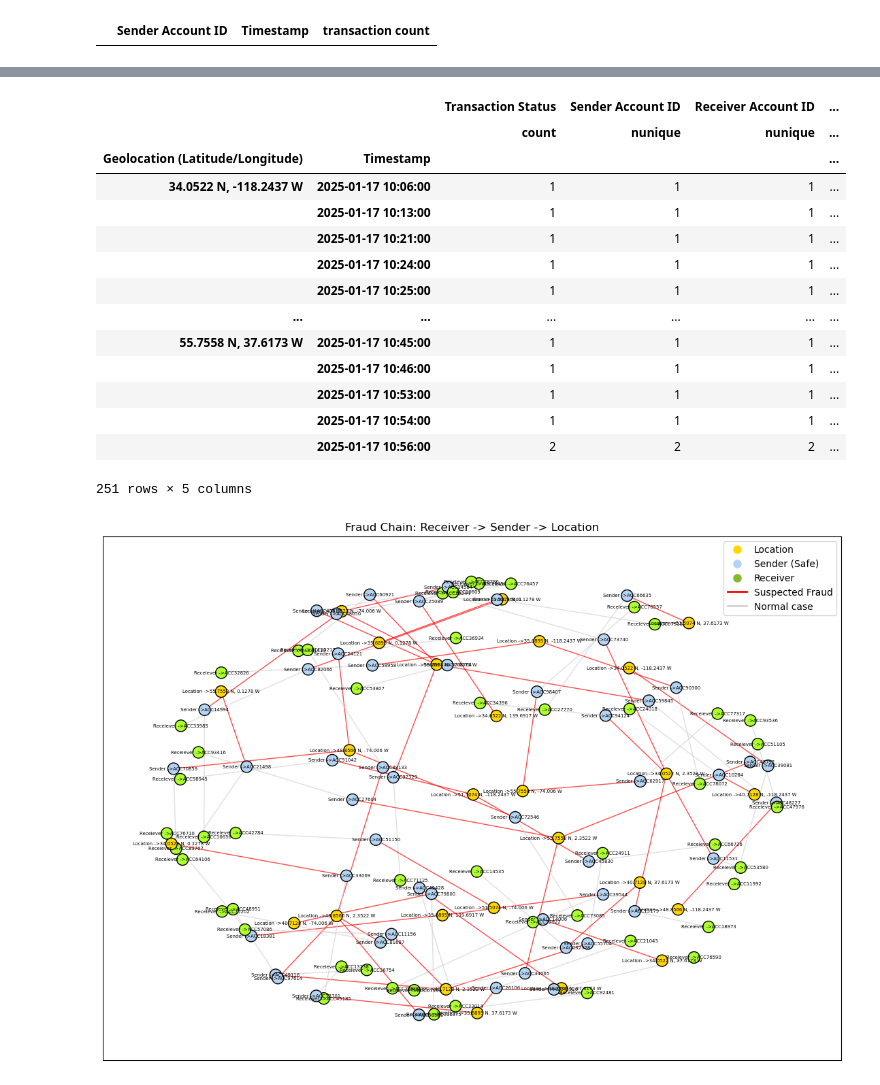
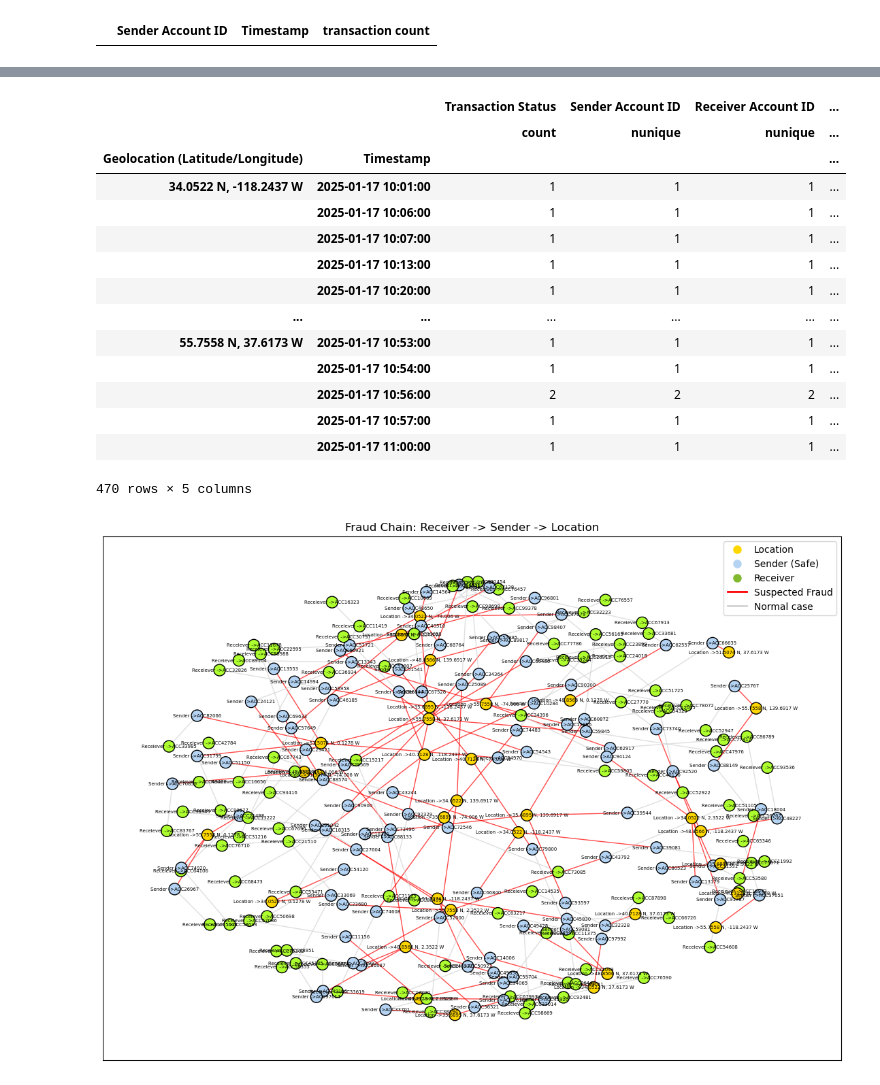
Before and after one commit to MKW420/TransactionsFraudDetection, a Jupyter notebook: GraphNetworks/HetrogenousGraphNetwork.ipynb, the cells around one changed output, grey strips where cells are left out. Saved outputs shown, nothing was run; the diff lists cells and outputs as text; code cells hidden in the pictures.

```diff
--- a/GraphNetworks/HetrogenousGraphNetwork.ipynb
+++ b/GraphNetworks/HetrogenousGraphNetwork.ipynb
@@ -17,6 +5,6 @@ from torch_geometric.data import Data
 # %%
 df_tx_bank= pd.read_csv('./../transaction_data.csv')
-df_tx_bank=df_tx_bank.head(500).copy()
+df_tx_bank=df_tx_bank.head(1000).copy()
 # %%
 missing = df_tx_bank.isnull().sum()
 missing
@@ -95,27 +91,23 @@ location_analysis
 |  |  | Transaction Status | Sender Account ID | Receiver Account ID | ... |
 |  |  | count | nunique | nunique | ... |
 | Geolocation (Latitude/Longitude) | Timestamp |  |  |  | ... |
-| 34.0522 N, -118.2437 W | 2025-01-17 10:06:00 | 1 | 1 | 1 | ... |
+| 34.0522 N, -118.2437 W | 2025-01-17 10:01:00 | 1 | 1 | 1 | ... |
+|  | 2025-01-17 10:06:00 | 1 | 1 | 1 | ... |
+|  | 2025-01-17 10:07:00 | 1 | 1 | 1 | ... |
 |  | 2025-01-17 10:13:00 | 1 | 1 | 1 | ... |
-|  | 2025-01-17 10:21:00 | 1 | 1 | 1 | ... |
-|  | 2025-01-17 10:24:00 | 1 | 1 | 1 | ... |
-|  | 2025-01-17 10:25:00 | 1 | 1 | 1 | ... |
+|  | 2025-01-17 10:20:00 | 1 | 1 | 1 | ... |
 | ... | ... | ... | ... | ... | ... |
-| 55.7558 N, 37.6173 W | 2025-01-17 10:45:00 | 1 | 1 | 1 | ... |
-|  | 2025-01-17 10:46:00 | 1 | 1 | 1 | ... |
-|  | 2025-01-17 10:53:00 | 1 | 1 | 1 | ... |
+| 55.7558 N, 37.6173 W | 2025-01-17 10:53:00 | 1 | 1 | 1 | ... |
 |  | 2025-01-17 10:54:00 | 1 | 1 | 1 | ... |
 |  | 2025-01-17 10:56:00 | 2 | 2 | 2 | ... |
+|  | 2025-01-17 10:57:00 | 1 | 1 | 1 | ... |
+|  | 2025-01-17 11:00:00 | 1 | 1 | 1 | ... |
-251 rows × 5 columns
+470 rows × 5 columns
 # %%
-
-import networkx as nx
-import matplotlib.pyplot as plt
 
 G = nx.Graph()
 
-# Select a small slice to see the pattern clearly
-sub_df = df_tx_bank.head(50)
+sub_df = df_tx_bank.head(100)
 
 for _, row in sub_df.iterrows():
     s_acc = f"Sender ->{row['Sender Account ID']}"
@@ -161,32 +153,32 @@ for u, v in G.edges():
     for loc_val in hotspot_locations:
         loc_str = f"Location ->{loc_val}"
         if (u_name == loc_str or v_name == loc_str):
             is_hotspot = True
             break
 
     if is_hotspot:
         final_edge_colors.append('red')
     else:
         final_edge_colors.append('#D3D3D3')
 
 plt.figure(figsize=(14, 10))
-pos = nx.spring_layout(G, k=0.5, seed=43)
+pos = nx.spring_layout(G, k=0.3, seed=43)
 
 nx.draw_networkx_nodes(G, pos, node_color=colors, node_size=150, edgecolors='black')
 nx.draw_networkx_edges(G, pos, alpha=0.7,edge_color=final_edge_colors, width=1)
 nx.draw_networkx_labels(G, pos, font_size=5)
 
 # Legend
 from matplotlib.lines import Line2D
 handles = [
     Line2D([0], [0], marker='o', color='w', label='Location', markerfacecolor='#FFD700', markersize=10),
     Line2D([0], [0], marker='o', color='w', label='Sender (Safe)', markerfacecolor="#B5D4F4", markersize=10),
     Line2D([0], [0], marker='o', color='w', label='Receiver', markerfacecolor="#82B92E", markersize=10),
     Line2D([0], [0], color='red', lw=2, label='Suspected Fraud'),
     Line2D([0], [0], color='#D3D3D3', lw=2, label='Normal case'),
 ]
 plt.legend(handles=handles, loc='best')
 plt.title("Fraud Chain: Receiver -> Sender -> Location")
 plt.show()
 # %% [output]
-[figure, old version]
+[figure, new version]
```
Also changed, not shown: parts of 4 cells of this notebook, 4 other files.
